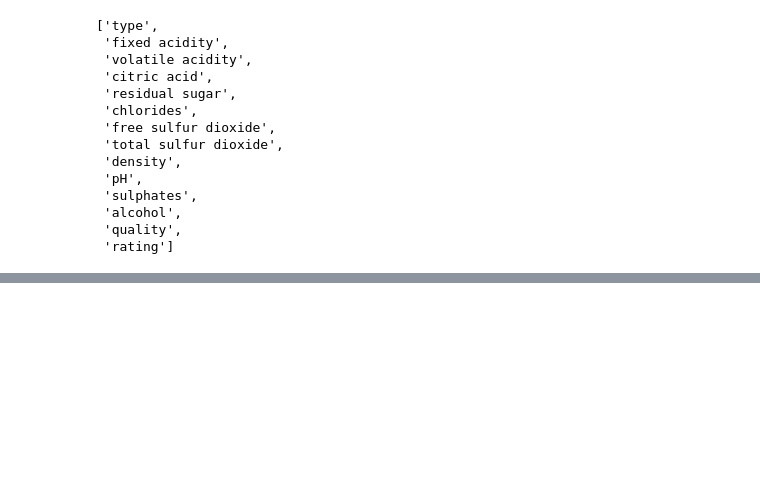
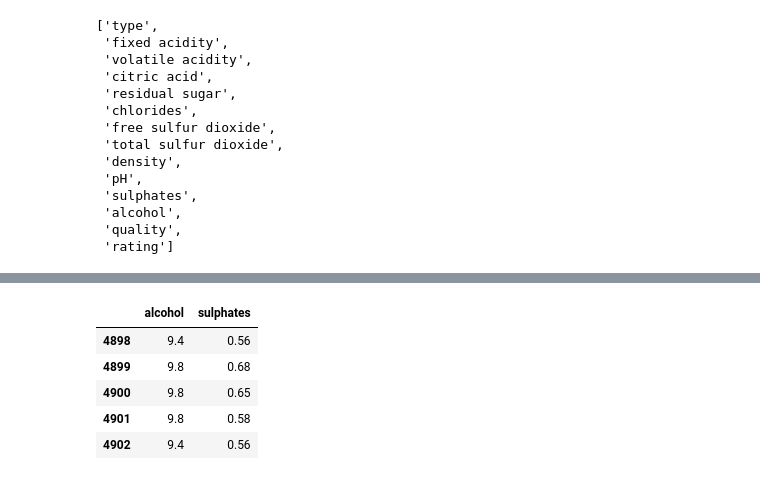
Before and after one commit to espSiyam/Data-Science--Analytics---AI-for-Business---the-Real-World-, a Jupyter notebook: 5.Statistics(Visualization)/3.Analizing Frequency distribution.ipynb, the cells around one changed output, grey strips where cells are left out. Cells and saved outputs as stored; diff of their text form; code cells hidden in the pictures; blank space fills up the shorter version.

```diff
--- a/5.Statistics(Visualization)/3.Analizing Frequency distribution.ipynb
+++ b/5.Statistics(Visualization)/3.Analizing Frequency distribution.ipynb
@@ -85,0 +96,9 @@ for (i, feature) in enumerate(features):
+# %%
+df[df['type']=='red'][['alcohol','sulphates']].head()
+# %% [output]
+|  | alcohol | sulphates |
+| 4898 | 9.4 | 0.56 |
+| 4899 | 9.8 | 0.68 |
+| 4900 | 9.8 | 0.65 |
+| 4901 | 9.8 | 0.58 |
+| 4902 | 9.4 | 0.56 |
```
Also changed, not shown: parts of 4 cells of this notebook.
